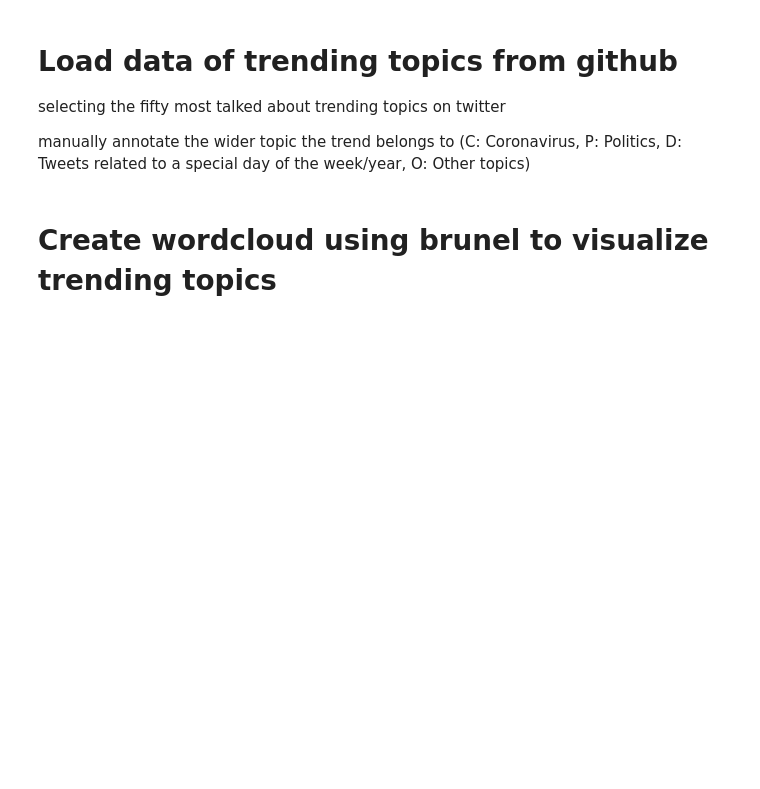
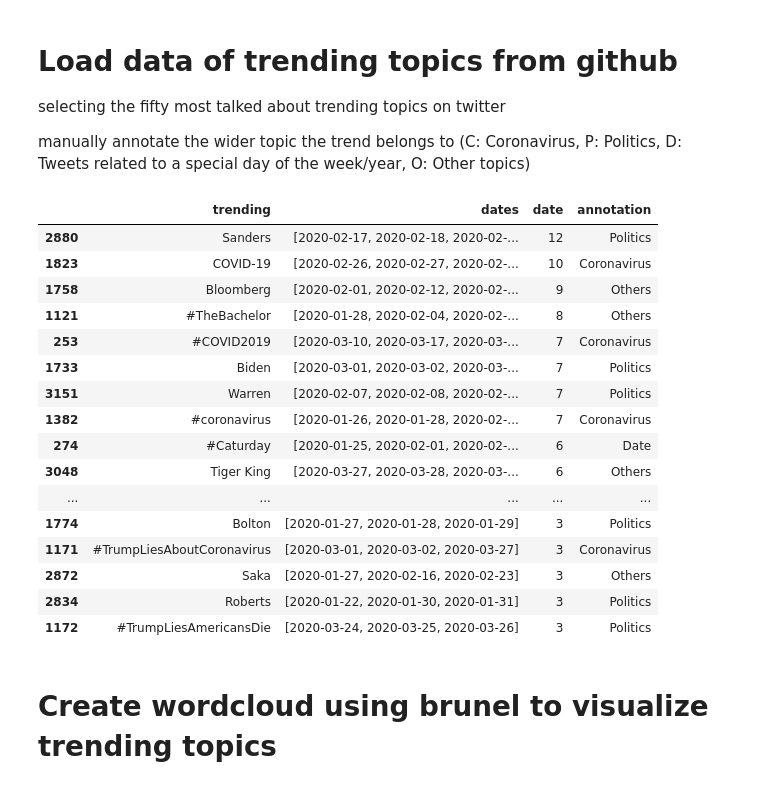
Before and after one commit to rlnrbio/twitter_data_viz, a Jupyter notebook: Test_twitter_data_from_github_repo.ipynb, the cells around one changed output. Drawn from its saved outputs; the diff is of its cells as text; code cells hidden in the pictures; blank space fills up the shorter version.

```diff
--- a/Test_twitter_data_from_github_repo.ipynb
+++ b/Test_twitter_data_from_github_repo.ipynb
@@ -866,20 +1061,47 @@ manually annotate the wider topic the trend belongs to (C: Coronavirus, P: Polit
 # %%
 #trending = pd.read_csv("trending_topics_usa.csv")
 
 trending = pd.read_csv("https://raw.githubusercontent.com/xxz-jessica/COVID-19_UCD_Challenge/master/Twitter_Trending_Topics/usa_trending.csv", encoding='latin1')
-trending["date"] = pd.to_datetime(trending["date"])
+
+trending["date"] = pd.to_datetime(trending["date"]).map(lambda x: str(x.date()))
 
 trending_counted = trending.groupby('trending')['date'].apply(list).reset_index(name='dates')
+
+
 trending_counted2 = trending.groupby("trending").count().reset_index()
 
 trending_selected = trending_counted.merge(trending_counted2).sort_values("date", ascending = False)
 
 trending_selected = trending_selected[0:50]
 
-trending_selected["annotation"] = ["P", "C", "O", "O", "C", "P", "P", "C", "P", "P", "D", "D", "O", "D", "D",
-                                    "D", "O", "D", "O", "P", "D", "C", "P", "D", "C", "P", "C", "P", "O", "O",
-                                    "P", "P", "O", "C", "O", "O", "O", "D", "P", "O", "P", "P", "D", "C", "P",
-                                    "P", "P", "P", "D", "P"]
+annotations = ["Politics", "Coronavirus", "Others", "Others", "Coronavirus", "Politics", "Politics", "Coronavirus",
+              "Date", "Others", "Date", "Politics", "Politics", "Date", "Date", "Politics", "Others",
+                "Coronavirus", "Coronavirus", "Politics", "Politics", "Date", "Others", "Date",
+              "Date", "Coronavirus", "Politics", "Others", "Date", "Others", "Others", "Date",
+              "Date", "Others", "Politics", "Politics", "Coronavirus", "Date", "Others", "Coronavirus", "Date",
+              "Others", "Politics", "Politics", "Politics", "Politics", "Coronavirus", "Others", "Politics", "Politics"]
+
+trending_selected["annotation"] = annotations
+
+trending_selected
+# %% [output]
+|  | trending | dates | date | annotation |
+| 2880 | Sanders | [2020-02-17, 2020-02-18, 2020-02-... | 12 | Politics |
+| 1823 | COVID-19 | [2020-02-26, 2020-02-27, 2020-02-... | 10 | Coronavirus |
+| 1758 | Bloomberg | [2020-02-01, 2020-02-12, 2020-02-... | 9 | Others |
+| 1121 | #TheBachelor | [2020-01-28, 2020-02-04, 2020-02-... | 8 | Others |
+| 253 | #COVID2019 | [2020-03-10, 2020-03-17, 2020-03-... | 7 | Coronavirus |
+| 1733 | Biden | [2020-03-01, 2020-03-02, 2020-03-... | 7 | Politics |
+| 3151 | Warren | [2020-02-07, 2020-02-08, 2020-02-... | 7 | Politics |
+| 1382 | #coronavirus | [2020-01-26, 2020-01-28, 2020-02-... | 7 | Coronavirus |
+| 274 | #Caturday | [2020-01-25, 2020-02-01, 2020-02-... | 6 | Date |
+| 3048 | Tiger King | [2020-03-27, 2020-03-28, 2020-03-... | 6 | Others |
+| ... | ... | ... | ... | ... |
+| 1774 | Bolton | [2020-01-27, 2020-01-28, 2020-01-29] | 3 | Politics |
+| 1171 | #TrumpLiesAboutCoronavirus | [2020-03-01, 2020-03-02, 2020-03-27] | 3 | Coronavirus |
+| 2872 | Saka | [2020-01-27, 2020-02-16, 2020-02-23] | 3 | Others |
+| 2834 | Roberts | [2020-01-22, 2020-01-30, 2020-01-31] | 3 | Politics |
+| 1172 | #TrumpLiesAmericansDie | [2020-03-24, 2020-03-25, 2020-03-26] | 3 | Politics |
 # %% [markdown]
 # Create wordcloud using brunel to visualize trending topics
 # %%
```
Also changed, not shown: parts of 11 cells of this notebook.
